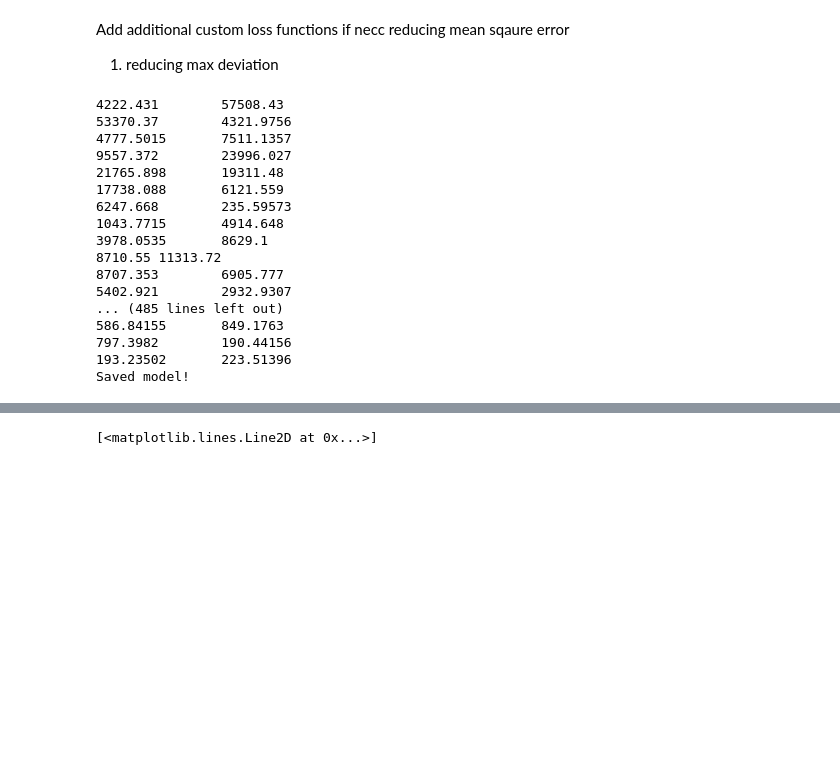
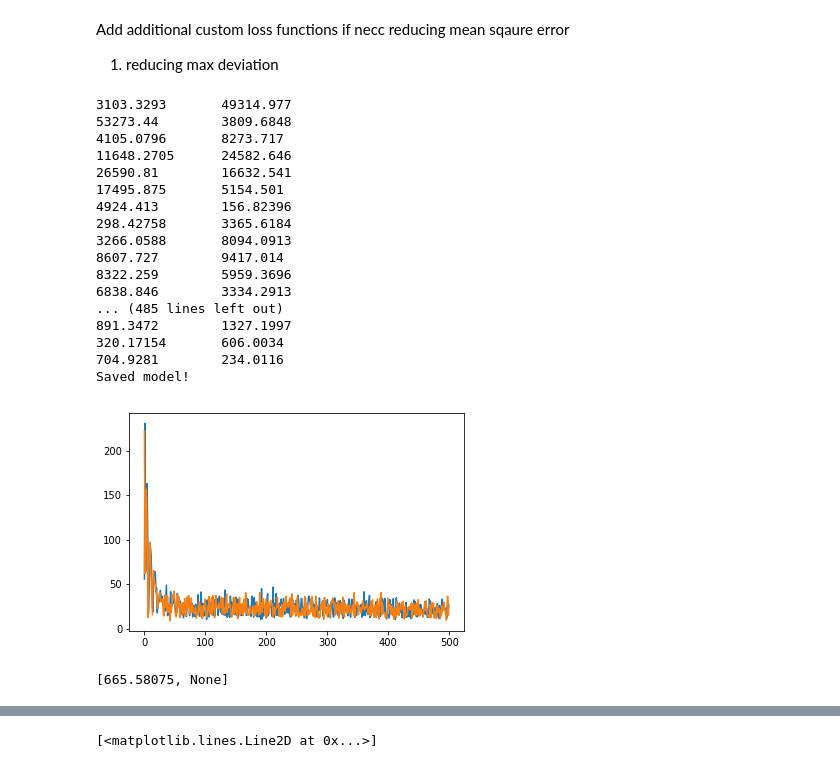
Before and after one commit to harshitadd/VisionAir, a Jupyter notebook: Modeltf.ipynb, the cells around one changed output, grey strips where cells are left out. Saved outputs shown, nothing was run; the diff lists cells and outputs as text; code cells hidden in the pictures; blank space fills up the shorter version.

Commit message:
Batch Normalisation

```diff
--- a/Modeltf.ipynb
+++ b/Modeltf.ipynb
@@ -90,26 +89,27 @@ incarnation: 16543642195310958153
 physical_device_desc: "device: 0, name: Tesla T4, pci bus id: 0000:00:04.0, compute capability: 7.5"
 ]
 # %%
-x = tf.placeholder(shape = (None,4107), dtype = tf.float32, name = 'input' )
+x = tf.placeholder(shape = (None,4106), dtype = tf.float32, name = 'input' )
 y = tf.placeholder(shape = (None,1), dtype = tf.float32, name = 'target')
 
-wh = tf.Variable(tf.glorot_uniform_initializer(dtype = tf.float32)((4107, 7000)))
-bh = tf.Variable(tf.glorot_uniform_initializer(dtype = tf.float32)((1,7000)))
+wh = tf.Variable(tf.glorot_uniform_initializer(dtype = tf.float32)((4106, 6500)))
+bh = tf.Variable(tf.glorot_uniform_initializer(dtype = tf.float32)((1,6500)))
 
 #out
 
-wo = tf.Variable(tf.glorot_uniform_initializer(dtype = tf.float32)((7000,1)))
+wo = tf.Variable(tf.glorot_uniform_initializer(dtype = tf.float32)((6500,1)))
 bo = tf.Variable(tf.glorot_uniform_initializer(dtype = tf.float32)((1,1)))
 # %%
 hidl = tf.add(tf.matmul(x,wh),bh, name ='hidden1')
 # %%
-outl = tf.add(tf.matmul(hidl,wo),bo,name = 'output')
+outl_batch = tf.compat.v1.layers.batch_normalization(hidl)
+outl = tf.add(tf.matmul(outl_batch,wo),bo,name = 'output')
 # %% [markdown]
 Add additional custom loss functions if necc
 reducing mean sqaure error
 1. reducing max deviation
 # %%
-loss = tf.reduce_mean(tf.square(tf.subtract(y,outl))) + 0.3*tf.reduce_max(tf.subtract(y,outl))
+loss = tf.reduce_mean(tf.square(tf.subtract(y,outl))) + 0.4*tf.reduce_max(tf.subtract(y,outl))
 #default lr = 0.001
 opt = tf.train.AdamOptimizer(name = 'optimizer')
 op_train = opt.minimize(loss, name ='train_op')
@@ -120,7 +120,9 @@ init = tf.global_variables_initializer()
 # %%
 train=[]
 val=[]
+
 with tf.device('/device:CPU:0'):
+  update_ops = tf.get_collection(tf.GraphKeys.UPDATE_OPS)
   save = tf.train.Saver()
   with tf.Session() as sess:
     sess.run(init)
@@ -138,8 +140,7 @@ with tf.device('/device:CPU:0'):
       x_trainv, x_testv, y_trainv, y_testv = train_test_split(x_traint, y_traint, test_size = 0.3)
 
       for j in range(16): ##One run is appending 2 random lists
-
-        ##TRAINING MINI BATCHES
+      #TRAINING MINI BATCHES
 
         seed = random.choice(range(len(x_trainv)))
         i = random.choice(range(len(x_trainv)))
@@ -149,49 +150,59 @@ with tf.device('/device:CPU:0'):
         l1.append(y_trainv[seed])
         l2.append(y_trainv[i])
 
         x_batch = np.vstack((b1,b2))
         y_batch = np.vstack((l1,l2))
 
         ##VALIDATION MINI BATCHES
 
         seed_val = random.choice(range(len(x_traint)))
         i_val = random.choice(range(len(x_traint)))
 
         b1_val.append(x_traint[seed_val])
         b2_val.append(x_traint[i_val])
         l1_val.append(y_traint[seed_val])
         l2_val.append(y_traint[i_val])
 
         x_batch_val = np.vstack((b1_val,b2_val))
         y_batch_val = np.vstack((l1_val,l2_val))
 
       ## TRAINING LOSS
-      z= sess.run([loss,op_train], feed_dict = {x : x_batch, y: y_batch })
-      train.append(z[0])
+      update_ops = tf.get_collection(tf.GraphKeys.UPDATE_OPS)
+      z= sess.run([loss,op_train, update_ops], feed_dict = {x : x_batch, y: y_batch })
+      train.append(z[0]**0.5)
+
       ##VALIDATION LOSS
+
       z_val= sess.run([loss], feed_dict = {x : x_batch_val, y: y_batch_val })
-      val.append(z_val[0])
+      val.append(z_val[0]**0.5)
 
       print(str(z[0]) + '\t' + str(z_val[0]))
 
+    plt.plot(train)
+    plt.plot(val)
 
-    simple_save(sess,'/content/drive/My Drive/Custom_Models/model1000_64updhidden',inputs = {'input' : x}, outputs = {'output': outl})
+    model = simple_save(sess,'/content/drive/My Drive/Custom_Models/dump_batch_2',inputs = {'input' : x}, outputs = {'output': outl})
     print('Saved model!')
 # %% [output]
-4222.431        57508.43
-53370.37        4321.9756
-4777.5015       7511.1357
-9557.372        23996.027
-21765.898       19311.48
-17738.088       6121.559
-6247.668        235.59573
-1043.7715       4914.648
-3978.0535       8629.1
-8710.55 11313.72
-8707.353        6905.777
-5402.921        2932.9307
+3103.3293       49314.977
+53273.44        3809.6848
+4105.0796       8273.717
+11648.2705      24582.646
+26590.81        16632.541
+17495.875       5154.501
+4924.413        156.82396
+298.42758       3365.6184
+3266.0588       8094.0913
+8607.727        9417.014
+8322.259        5959.3696
+6838.846        3334.2913
 ... (485 lines left out)
-586.84155       849.1763
-797.3982        190.44156
-193.23502       223.51396
+891.3472        1327.1997
+320.17154       606.0034
+704.9281        234.0116
 Saved model!
+[figure, added]
+# %%
+print(z)
+# %% [output]
+[665.58075, None]
```
Also changed, not shown: parts of 7 cells of this notebook.
